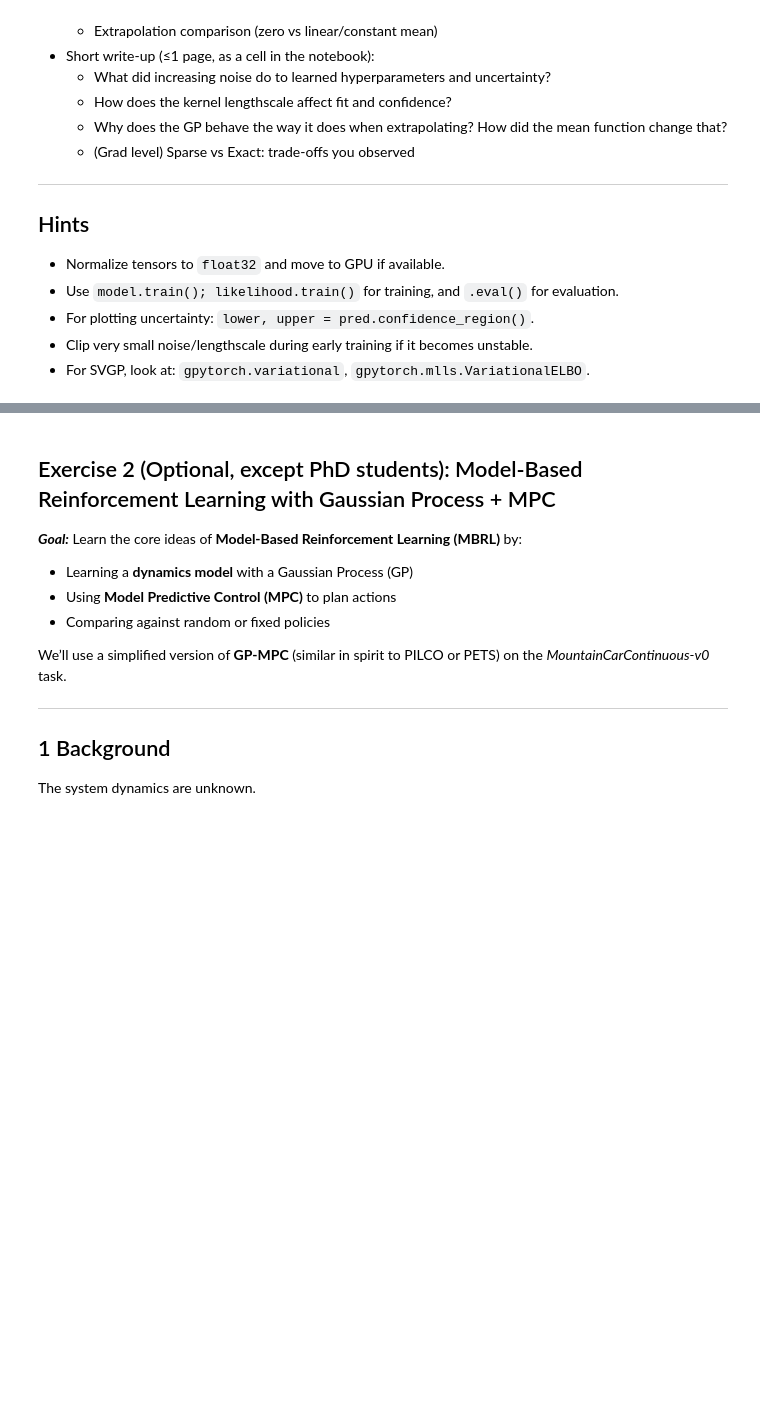
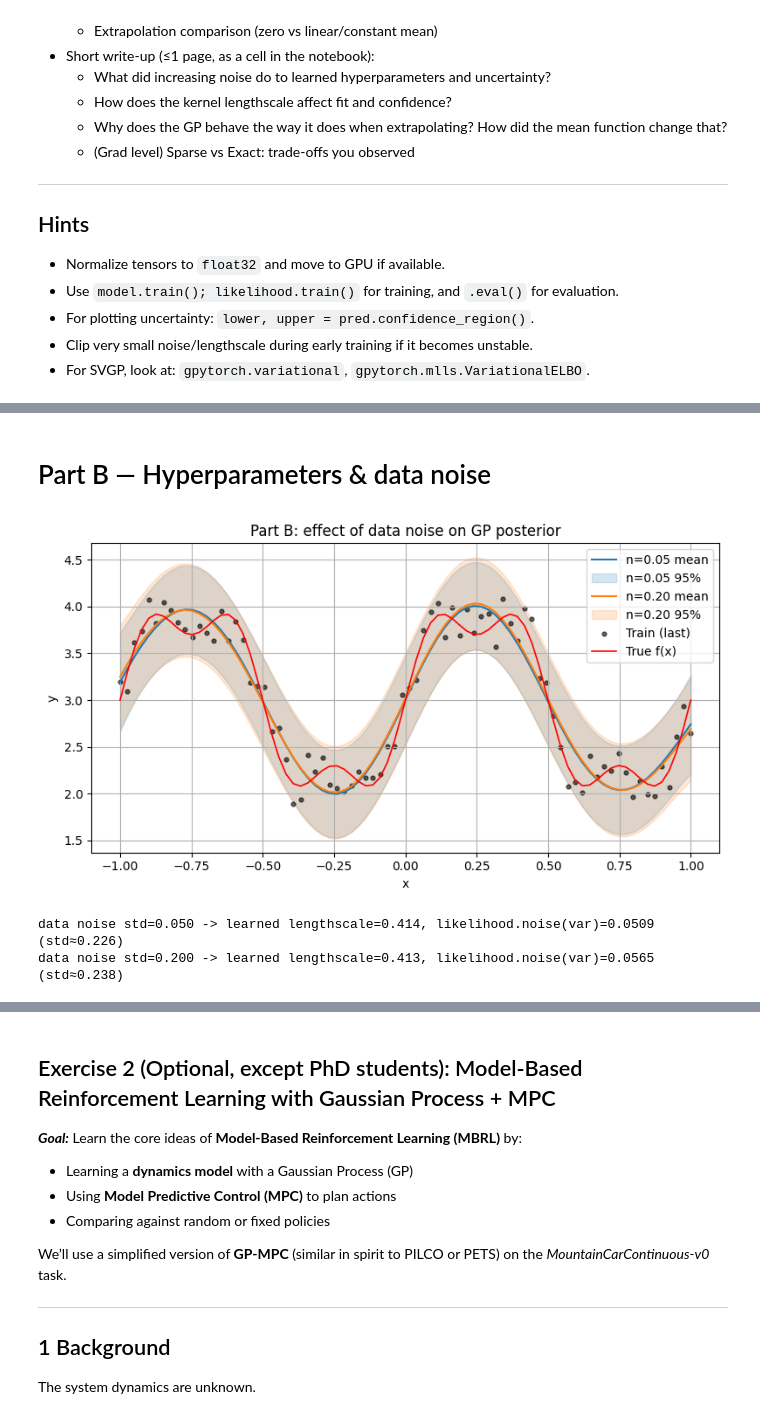
Before and after one commit to JuanCarlos-TiqueRangel/Reinforcement_Learning, a Jupyter notebook: lab7_mbrl.ipynb, the cells around one changed output, grey strips where cells are left out. Drawn from its saved outputs; the diff is of its cells as text; code cells hidden in the pictures; blank space fills up the shorter version.

```diff
--- a/lab7_mbrl.ipynb
+++ b/lab7_mbrl.ipynb
@@ -205,0 +208,72 @@ iter  800 | loss 0.526 | lengthscale 0.439 | noise 0.1018
+# %% [markdown]
+# Part B — Hyperparameters & data noise
+# %%
+# ---- helper: exact GP with RBF ----
+class ExactRBF(gpytorch.models.ExactGP):
+    def __init__(self, X, y, lik):
+        super().__init__(X, y, lik)
+        self.mean_module  = gpytorch.means.ZeroMean()
+        self.covar_module = gpytorch.kernels.ScaleKernel(gpytorch.kernels.RBFKernel())
+    def forward(self, x):
+        return gpytorch.distributions.MultivariateNormal(
+            self.mean_module(x), self.covar_module(x)
+        )
+
+def train_exact(X, y, iters=600, lr=0.05):
+    lik = gpytorch.likelihoods.GaussianLikelihood().to(device)
+    model = ExactRBF(X, y, lik).to(device)
+    model.train()
+    lik.train()
+    opt = torch.optim.Adam(model.parameters(), lr=lr)
+    mll = gpytorch.mlls.ExactMarginalLogLikelihood(lik, model)
+    for _ in range(iters):
+        opt.zero_grad(); out = model(X)
+        loss = -mll(out, y); loss.backward(); opt.step()
+    return model, lik
+
+def np1d(t): return t.detach().flatten().cpu().numpy()
+
+# ---- run two noise settings (e.g., 0.05 vs 0.20) ----
+noise_levels = [0.05, 0.20]
+results = []
+
+plt.figure(figsize=(8,4.5))
+colors = ['C0','C1']
+
+for nl, c in zip(noise_levels, colors):
+    # new dataset with different noise
+    Xtr, Ytr, Xgrid, _ = make_data(n=N, noise_std=nl, holdout_right=False)
+    Xtr, Ytr, Xgrid = Xtr.to(device), Ytr.to(device), Xgrid.to(device)
+
+    # train fresh model
+    model, lik = train_exact(Xtr, Ytr, iters=600, lr=0.05)
+
+    # read hyperparams
+    lengthscale = model.covar_module.base_kernel.lengthscale.item()
+    noise_var   = lik.noise.item()  # this is variance, not std
+    results.append((nl, lengthscale, noise_var))
+
+    # predict on dense grid
+    model.eval(); lik.eval()
+    with torch.no_grad(), gpytorch.settings.fast_pred_var():
+        post = lik(model(Xgrid))
+        mean = post.mean
+        lo, hi = post.confidence_region()
+
+    # plot posterior for this noise level
+    plt.plot(np1d(Xgrid), np1d(mean), c=c, label=f'n={nl:.2f} mean')
+    plt.fill_between(np1d(Xgrid), np1d(lo), np1d(hi), color=c, alpha=0.18, label=f'n={nl:.2f} 95%')
+
+# training points from the last run (just for context)
+plt.scatter(np1d(Xtr), np1d(Ytr), s=12, color='k', alpha=0.6, label='Train (last)')
+plt.plot(np1d(Xgrid), np1d(f(Xgrid)), 'r', lw=1.2, label='True f(x)')
+plt.title('Part B: effect of data noise on GP posterior')
+plt.xlabel('x'); plt.ylabel('y'); plt.grid(True); plt.legend(); plt.tight_layout(); plt.show()
+
+# print the learned hyperparameters
+for nl, ls, nv in results:
+    print(f"data noise std={nl:.3f} -> learned lengthscale={ls:.3f}, likelihood.noise(var)={nv:.4f} (std≈{nv**0.5:.3f})")
+# %% [output]
+[figure, added]
+data noise std=0.050 -> learned lengthscale=0.414, likelihood.noise(var)=0.0509 (std≈0.226)
+data noise std=0.200 -> learned lengthscale=0.413, likelihood.noise(var)=0.0565 (std≈0.238)
```
Also changed, not shown: parts of 9 cells of this notebook, 3 other files.
